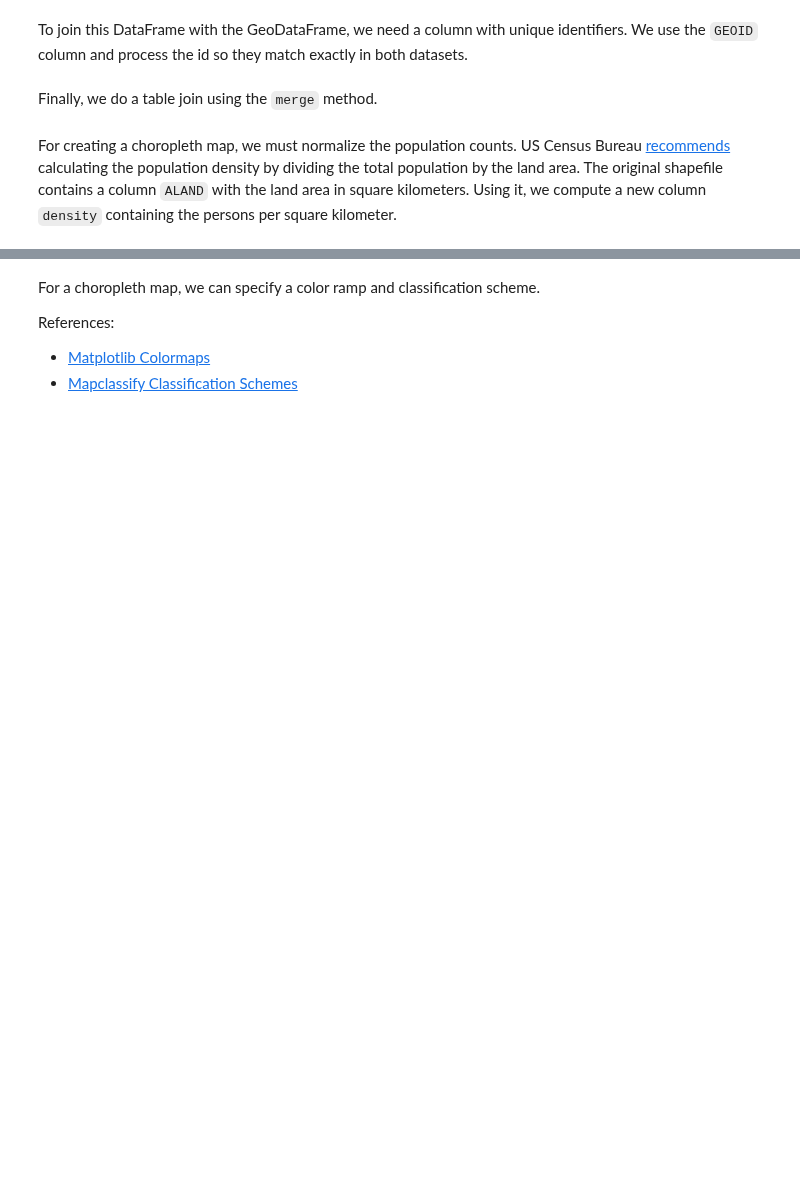
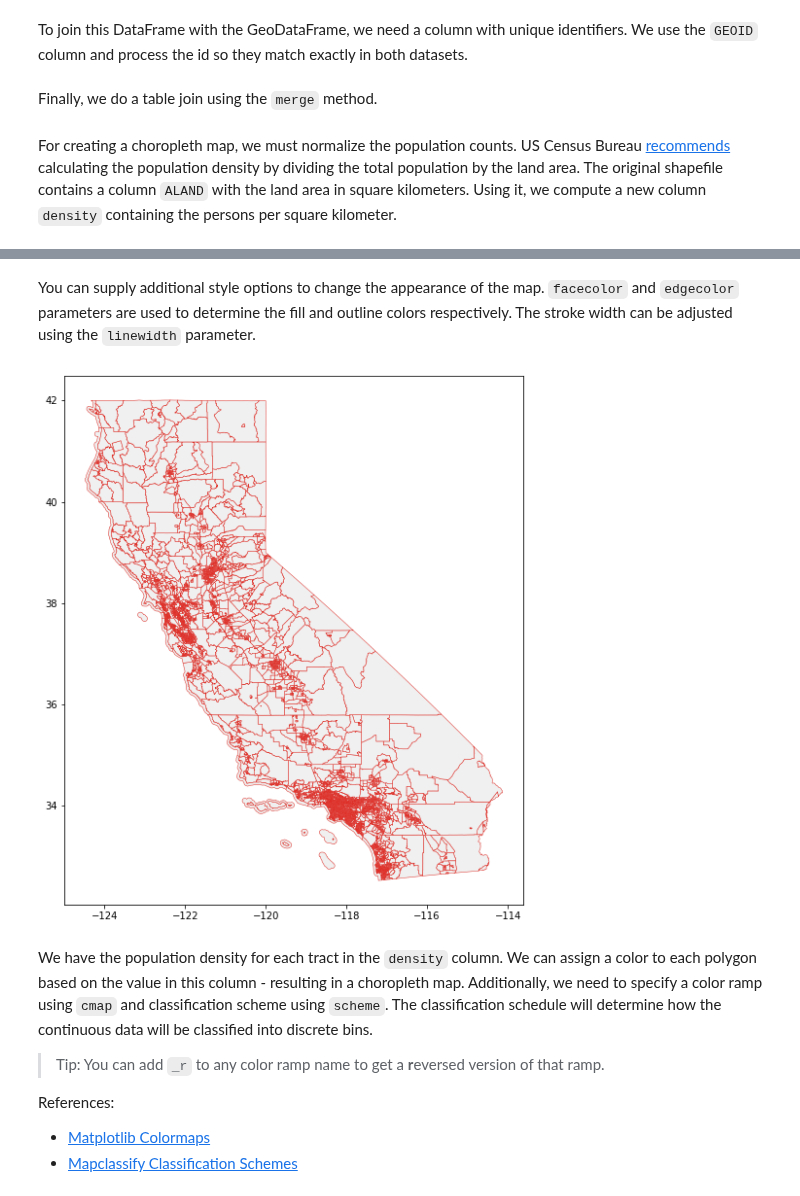
Before and after one commit to spatialthoughts/courses, a Jupyter notebook: code/python_dataviz/03_creating_maps.ipynb, the cells around one changed output, grey strips where cells are left out. Saved outputs shown, nothing was run; the diff lists cells and outputs as text; code cells hidden in the pictures; blank space fills up the shorter version.

```diff
--- a/code/python_dataviz/03_creating_maps.ipynb
+++ b/code/python_dataviz/03_creating_maps.ipynb
@@ -56,5 +101,17 @@ gdf['density'] = 1e6*gdf['Population']/gdf['ALAND']
+# %% [markdown]
+You can supply additional style options to change the appearance of the map. `facecolor` and `edgecolor` parameters are used to determine the fill and outline colors respectively. The stroke width can be adjusted using the `linewidth` parameter.
+# %%
+fig, ax = plt.subplots(1, 1)
+fig.set_size_inches(10,10)
+gdf.plot(ax=ax, facecolor='#f0f0f0', edgecolor='#de2d26', linewidth=0.5)
+
+plt.show()
+# %% [output]
+[figure, added]
 # %% [markdown]
-For a choropleth map, we can specify a color ramp and classification scheme.
+We have the population density for each tract in the `density` column. We can assign a color to each polygon based on the value in this column - resulting in a choropleth map. Additionally, we need to specify a color ramp using `cmap` and classification scheme using `scheme`. The classification schedule will determine how the continuous data will be classified into discrete bins.
+
+> Tip: You can add `_r` to any color ramp name to get a **r**eversed version of that ramp.
 
 References:
 - [Matplotlib Colormaps](https://matplotlib.org/stable/tutorials/colors/colormaps.html)
```
Also changed, not shown: parts of 27 cells of this notebook.
